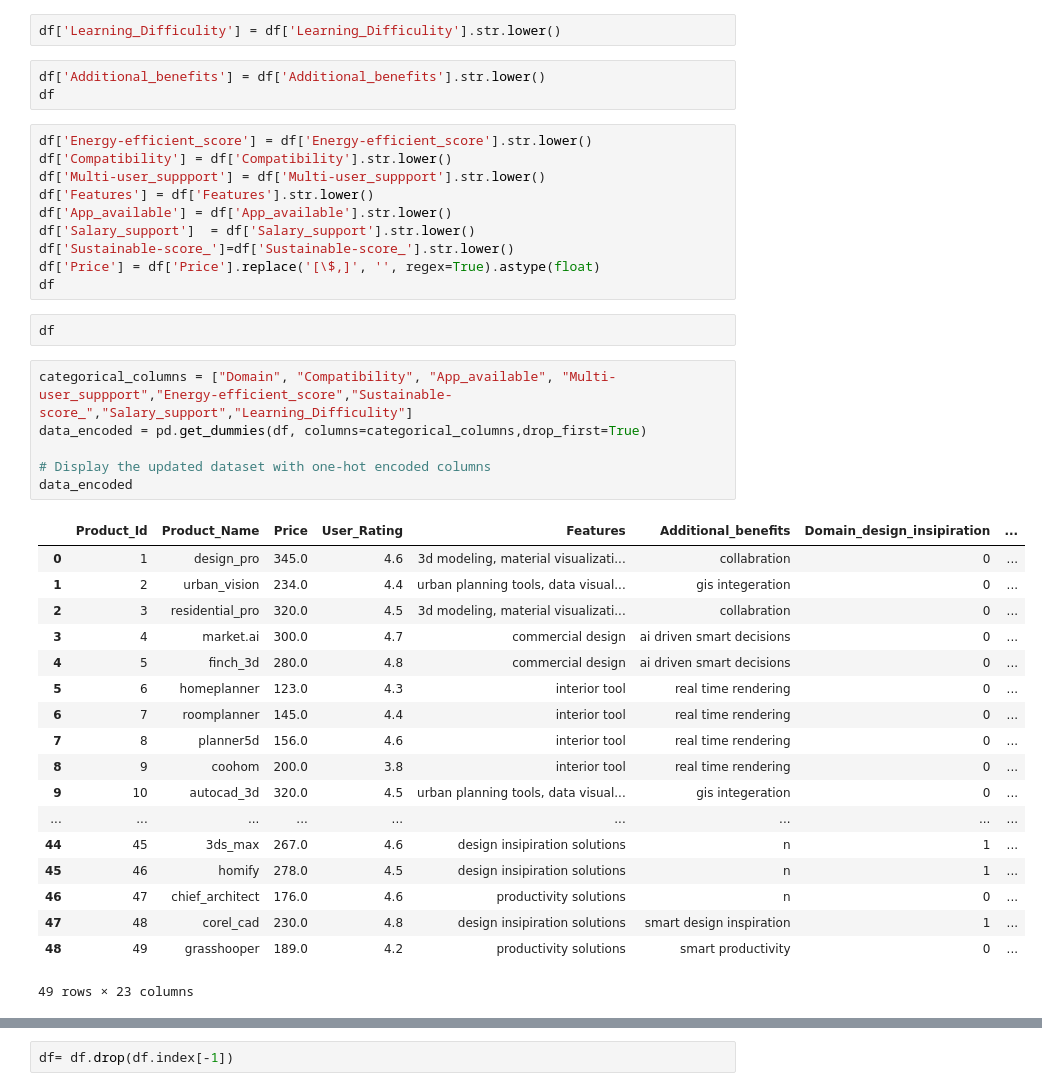
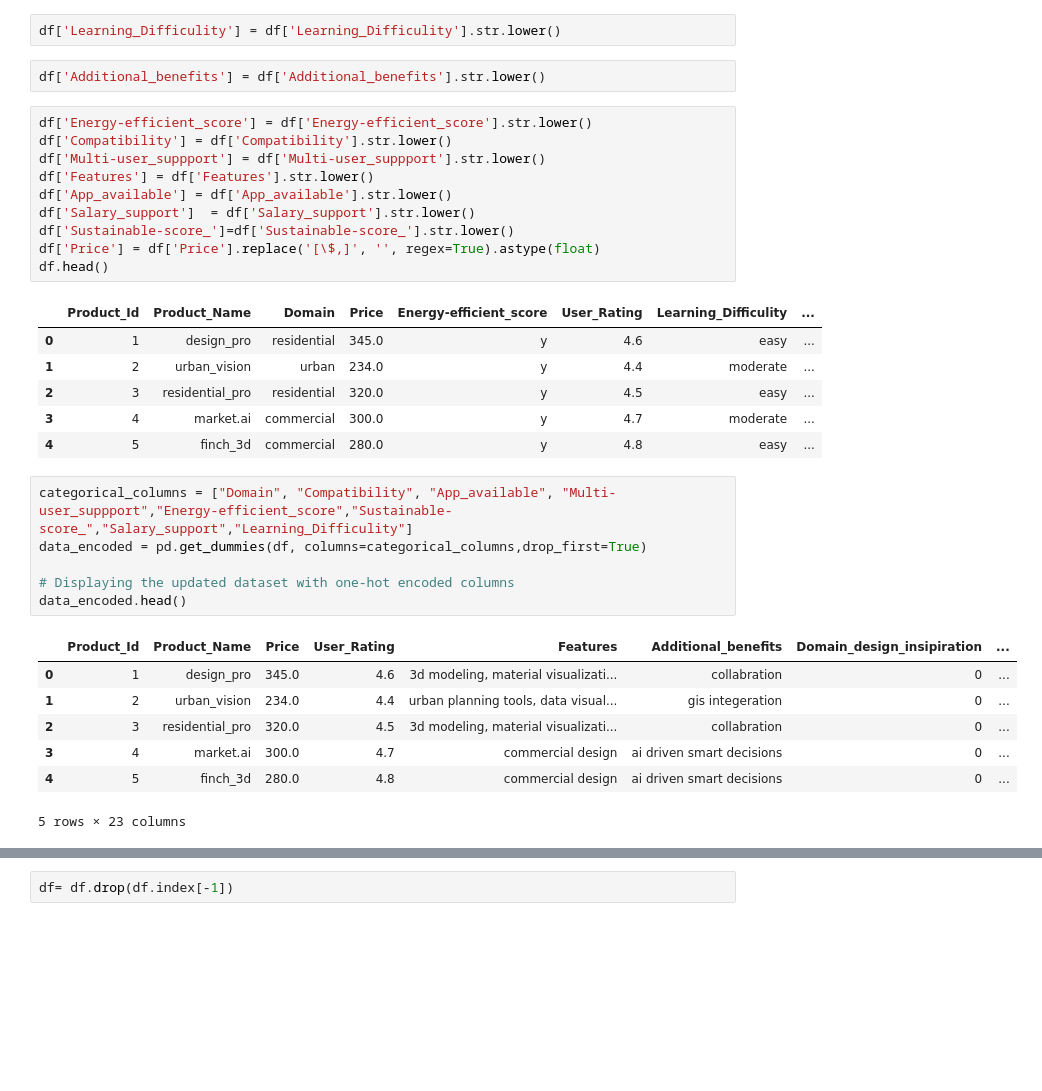
Before and after one commit to rajadurai04/Archipanion-machine-learning-model, a Jupyter notebook: Archipanion1.ipynb, the cells around one changed output, grey strips where cells are left out. Drawn from its saved outputs; the diff is of its cells as text; blank space fills up the shorter version.

```diff
--- a/Archipanion1.ipynb
+++ b/Archipanion1.ipynb
@@ -31,7 +49,6 @@ df['Domain'] = df['Domain'].str.lower()
 df['Learning_Difficulity'] = df['Learning_Difficulity'].str.lower()
 # %%
 df['Additional_benefits'] = df['Additional_benefits'].str.lower()
-df
 # %%
 df['Energy-efficient_score'] = df['Energy-efficient_score'].str.lower()
 df['Compatibility'] = df['Compatibility'].str.lower()
@@ -41,34 +58,28 @@ df['App_available'] = df['App_available'].str.lower()
 df['Salary_support']  = df['Salary_support'].str.lower()
 df['Sustainable-score_']=df['Sustainable-score_'].str.lower()
 df['Price'] = df['Price'].replace('[\$,]', '', regex=True).astype(float)
-df
+df.head()
+# %% [output]
+|  | Product_Id | Product_Name | Domain | Price | Energy-efficient_score | User_Rating | Learning_Difficulity | ... |
+| 0 | 1 | design_pro | residential | 345.0 | y | 4.6 | easy | ... |
+| 1 | 2 | urban_vision | urban | 234.0 | y | 4.4 | moderate | ... |
+| 2 | 3 | residential_pro | residential | 320.0 | y | 4.5 | easy | ... |
+| 3 | 4 | market.ai | commercial | 300.0 | y | 4.7 | moderate | ... |
+| 4 | 5 | finch_3d | commercial | 280.0 | y | 4.8 | easy | ... |
-# %%
-df
 # %%
 categorical_columns = ["Domain", "Compatibility", "App_available", "Multi-user_suppport","Energy-efficient_score","Sustainable-score_","Salary_support","Learning_Difficulity"]
 data_encoded = pd.get_dummies(df, columns=categorical_columns,drop_first=True)
 
-# Display the updated dataset with one-hot encoded columns
-data_encoded
+# Displaying the updated dataset with one-hot encoded columns
+data_encoded.head()
 # %% [output]
 |  | Product_Id | Product_Name | Price | User_Rating | Features | Additional_benefits | Domain_design_insipiration | ... |
 | 0 | 1 | design_pro | 345.0 | 4.6 | 3d modeling, material visualizati... | collabration | 0 | ... |
 | 1 | 2 | urban_vision | 234.0 | 4.4 | urban planning tools, data visual... | gis integeration | 0 | ... |
 | 2 | 3 | residential_pro | 320.0 | 4.5 | 3d modeling, material visualizati... | collabration | 0 | ... |
 | 3 | 4 | market.ai | 300.0 | 4.7 | commercial design | ai driven smart decisions | 0 | ... |
 | 4 | 5 | finch_3d | 280.0 | 4.8 | commercial design | ai driven smart decisions | 0 | ... |
-| 5 | 6 | homeplanner | 123.0 | 4.3 | interior tool | real time rendering | 0 | ... |
-| 6 | 7 | roomplanner | 145.0 | 4.4 | interior tool | real time rendering | 0 | ... |
-| 7 | 8 | planner5d | 156.0 | 4.6 | interior tool | real time rendering | 0 | ... |
-| 8 | 9 | coohom | 200.0 | 3.8 | interior tool | real time rendering | 0 | ... |
-| 9 | 10 | autocad_3d | 320.0 | 4.5 | urban planning tools, data visual... | gis integeration | 0 | ... |
-| ... | ... | ... | ... | ... | ... | ... | ... | ... |
-| 44 | 45 | 3ds_max | 267.0 | 4.6 | design insipiration solutions | n | 1 | ... |
-| 45 | 46 | homify | 278.0 | 4.5 | design insipiration solutions | n | 1 | ... |
-| 46 | 47 | chief_architect | 176.0 | 4.6 | productivity solutions | n | 0 | ... |
-| 47 | 48 | corel_cad | 230.0 | 4.8 | design insipiration solutions | smart design inspiration | 1 | ... |
-| 48 | 49 | grasshooper | 189.0 | 4.2 | productivity solutions | smart productivity | 0 | ... |
-49 rows × 23 columns
+5 rows × 23 columns
 # %%
 data_encoded.to_csv("data_encoded.csv", index=False)
 df1 = pd.read_csv("data_encoded.csv")
```
Also changed, not shown: parts of 17 cells of this notebook.
